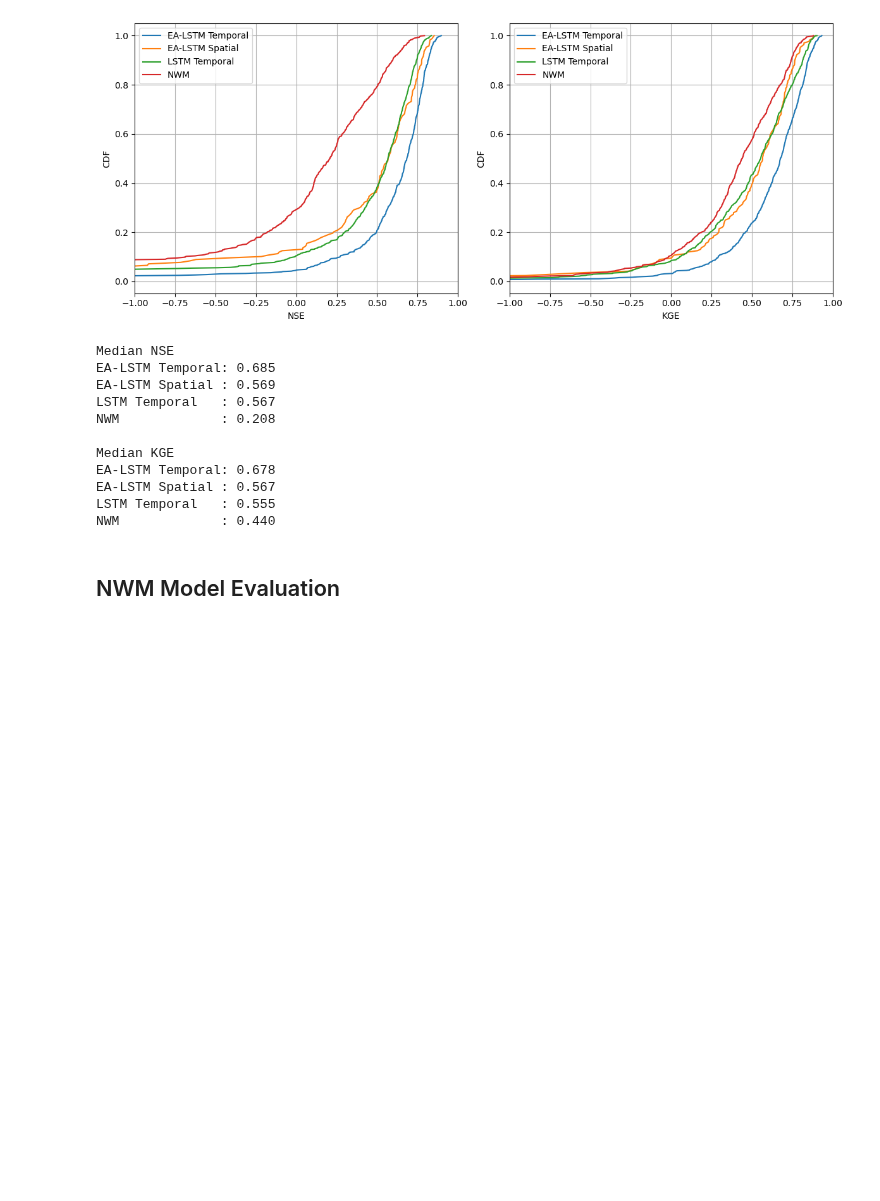
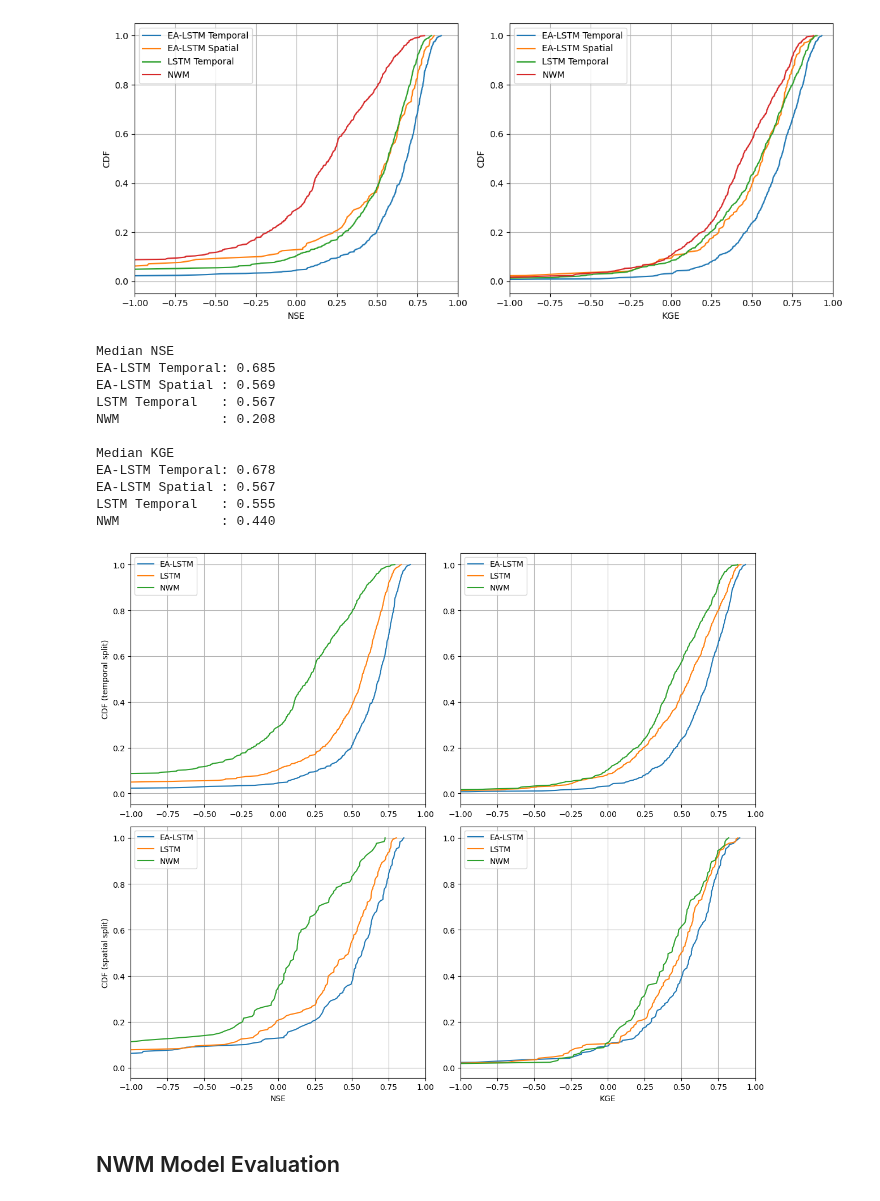
Before and after one commit to yunsupark1120/GAGEii_modeling, a Jupyter notebook: poster_work/result.ipynb, the cells around one changed output. Saved outputs shown, nothing was run; the diff lists cells and outputs as text; code cells hidden in the pictures; blank space fills up the shorter version.

```diff
--- a/poster_work/result.ipynb
+++ b/poster_work/result.ipynb
@@ -828,6 +1011,78 @@ EA-LSTM Temporal: 0.678
 EA-LSTM Spatial : 0.567
 LSTM Temporal   : 0.555
 NWM             : 0.440
+# %%
+import pandas as pd
+import numpy as np
+import matplotlib.pyplot as plt
+
+# Update these paths if your CSVs live elsewhere
+datasets_temporal = {
+    "EA-LSTM": pd.read_csv("results/EALSTM_temporal_result.csv"),
+    "LSTM": pd.read_csv("results/lstm_temporal_result.csv"),
+    "NWM": pd.read_csv("results/NWM_temporal_result.csv")
+}
+
+datasets_spatial = {
+    "EA-LSTM": pd.read_csv("results/EALSTM_spatial_result.csv"),
+    "LSTM": pd.read_csv("results/lstm_spatial_result.csv"),
+    "NWM": pd.read_csv("results/NWM_spatial_result.csv")
+}
+
+def empirical_cdf(series):
+    """Compute empirical CDF for a pandas Series."""
+    vals = np.sort(series.dropna().values)
+    cdf = np.arange(1, len(vals) + 1) / len(vals)
+    return vals, cdf
+
+fig, axes = plt.subplots(2, 2, figsize=(12, 10))
+
+# First row: temporal
+for label, df in datasets_temporal.items():
+    x_nse, y_nse = empirical_cdf(df["NSE"])
+    axes[0, 0].plot(x_nse, y_nse, label=label)
+    x_kge, y_kge = empirical_cdf(df["KGE"])
+    axes[0, 1].plot(x_kge, y_kge, label=label)
+
+axes[0, 0].set_title("")
+axes[0, 0].set_xlabel("")
+axes[0, 0].set_ylabel("CDF (temporal split)")
+axes[0, 0].set_xlim(-1, 1)
+axes[0, 0].grid(True)
+axes[0, 0].legend()
+
+axes[0, 1].set_title("")
+axes[0, 1].set_xlabel("")
+axes[0, 1].set_ylabel("")
+axes[0, 1].set_xlim(-1, 1)
+axes[0, 1].grid(True)
+axes[0, 1].legend()
+
+# Second row: spatial
+for label, df in datasets_spatial.items():
+    x_nse, y_nse = empirical_cdf(df["NSE"])
+    axes[1, 0].plot(x_nse, y_nse, label=label)
+    x_kge, y_kge = empirical_cdf(df["KGE"])
+    axes[1, 1].plot(x_kge, y_kge, label=label)
+
+axes[1, 0].set_title("")
+axes[1, 0].set_xlabel("NSE")
+axes[1, 0].set_ylabel("CDF (spatial split)")
+axes[1, 0].set_xlim(-1, 1)
+axes[1, 0].grid(True)
+axes[1, 0].legend()
+
+axes[1, 1].set_title("")
+axes[1, 1].set_xlabel("KGE")
+axes[1, 1].set_ylabel("")
+axes[1, 1].set_xlim(-1, 1)
+axes[1, 1].grid(True)
+axes[1, 1].legend()
+
+plt.tight_layout()
+plt.show()
+# %% [output]
+[figure, added]
 # %% [markdown]
 ## NWM Model Evaluation
 # %% [markdown]
```
Also changed, not shown: parts of 13 cells of this notebook, 5 other files.
